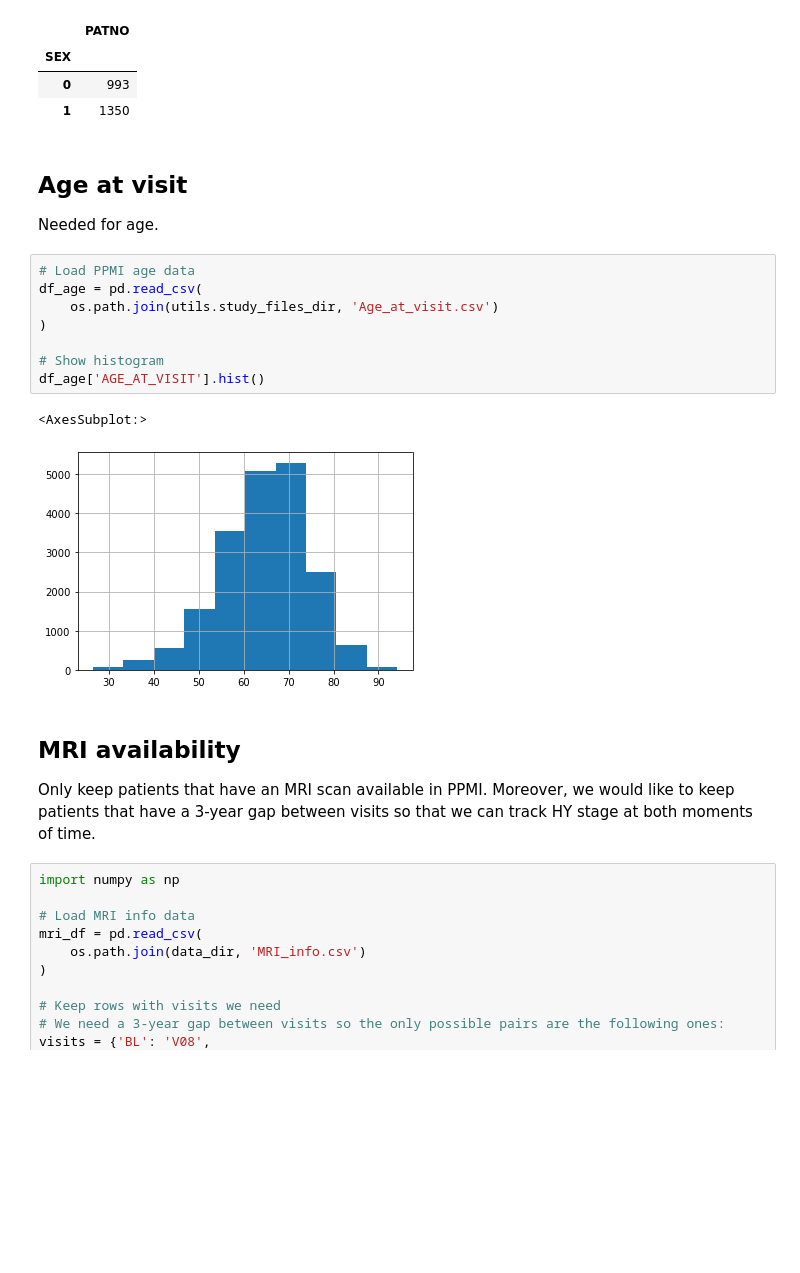
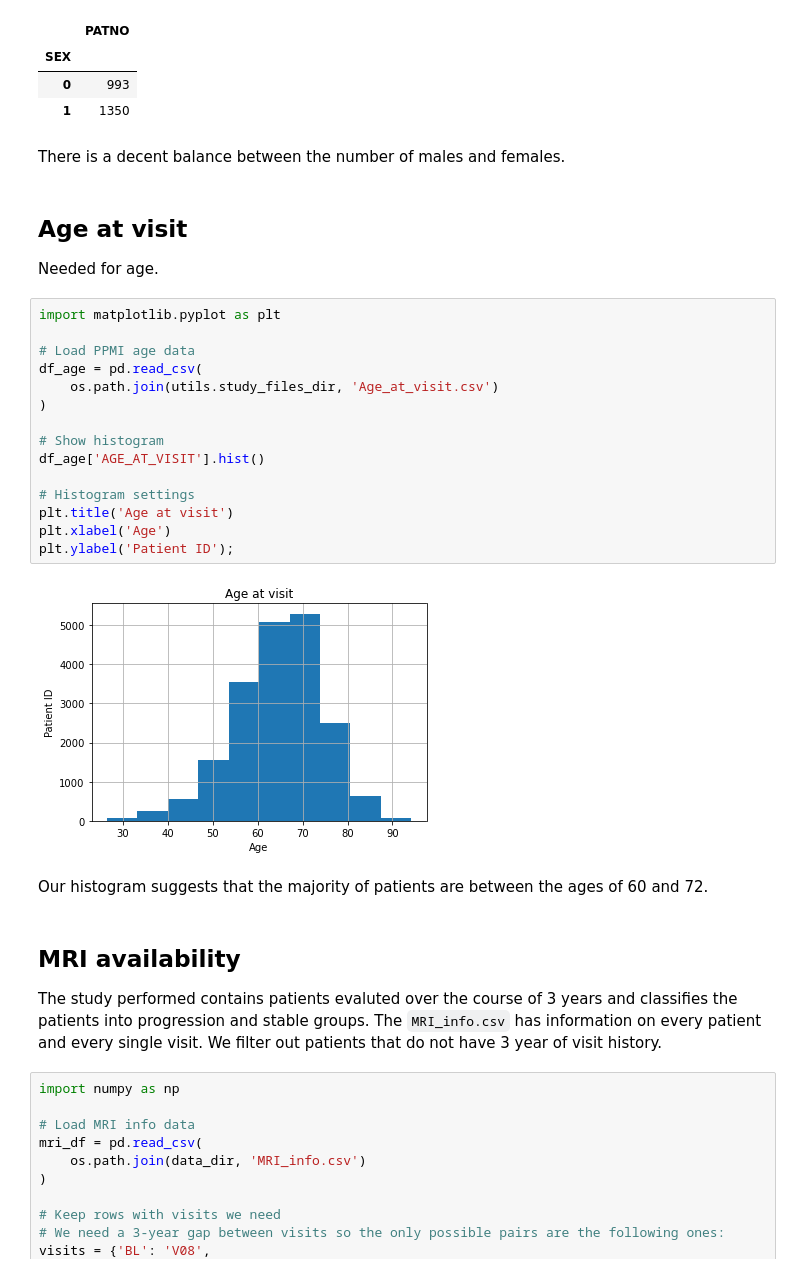
Before and after one commit to LivingPark-MRI/shu-etal, a Jupyter notebook: shu-etal.ipynb, the cells around one changed output. Drawn from its saved outputs; the diff is of its cells as text; blank space fills up the shorter version.

```diff
--- a/shu-etal.ipynb
+++ b/shu-etal.ipynb
@@ -130,25 +139,35 @@ demo.groupby('SEX').count()
 | SEX |  |
 | 0 | 993 |
 | 1 | 1350 |
+# %% [markdown]
+There is a decent balance between the number of males and females.
 # %% [markdown]
 ## Age at visit
 
 Needed for age.
 # %%
+import matplotlib.pyplot as plt
+
 # Load PPMI age data
 df_age = pd.read_csv(
     os.path.join(utils.study_files_dir, 'Age_at_visit.csv')
 )
 
 # Show histogram
 df_age['AGE_AT_VISIT'].hist()
+
+# Histogram settings
+plt.title('Age at visit')
+plt.xlabel('Age')
+plt.ylabel('Patient ID');
 # %% [output]
-<AxesSubplot:>
-[figure, old version]
+[figure, new version]
+# %% [markdown]
+Our histogram suggests that the majority of patients are between the ages of 60 and 72.
 # %% [markdown]
 ## MRI availability
 
-Only keep patients that have an MRI scan available in PPMI. Moreover, we would like to keep patients that have a 3-year gap between visits so that we can track HY stage at both moments of time.
+The study performed contains patients evaluted over the course of 3 years and classifies the patients into progression and stable groups. The `MRI_info.csv` has information on every patient and every single visit. We filter out patients that do not have 3 year of visit history.
 # %%
 import numpy as np
 
```
Also changed, not shown: parts of 15 cells of this notebook, 2 other files.
